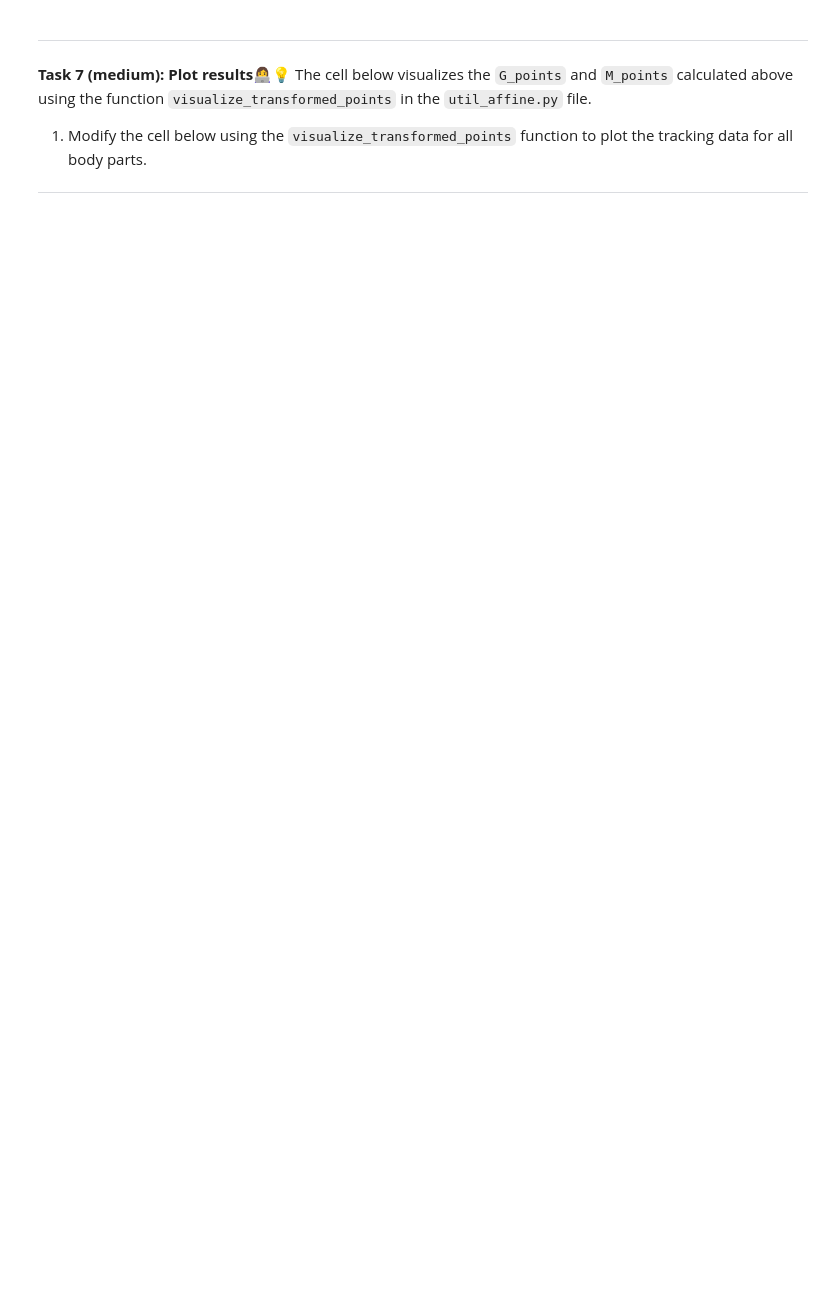
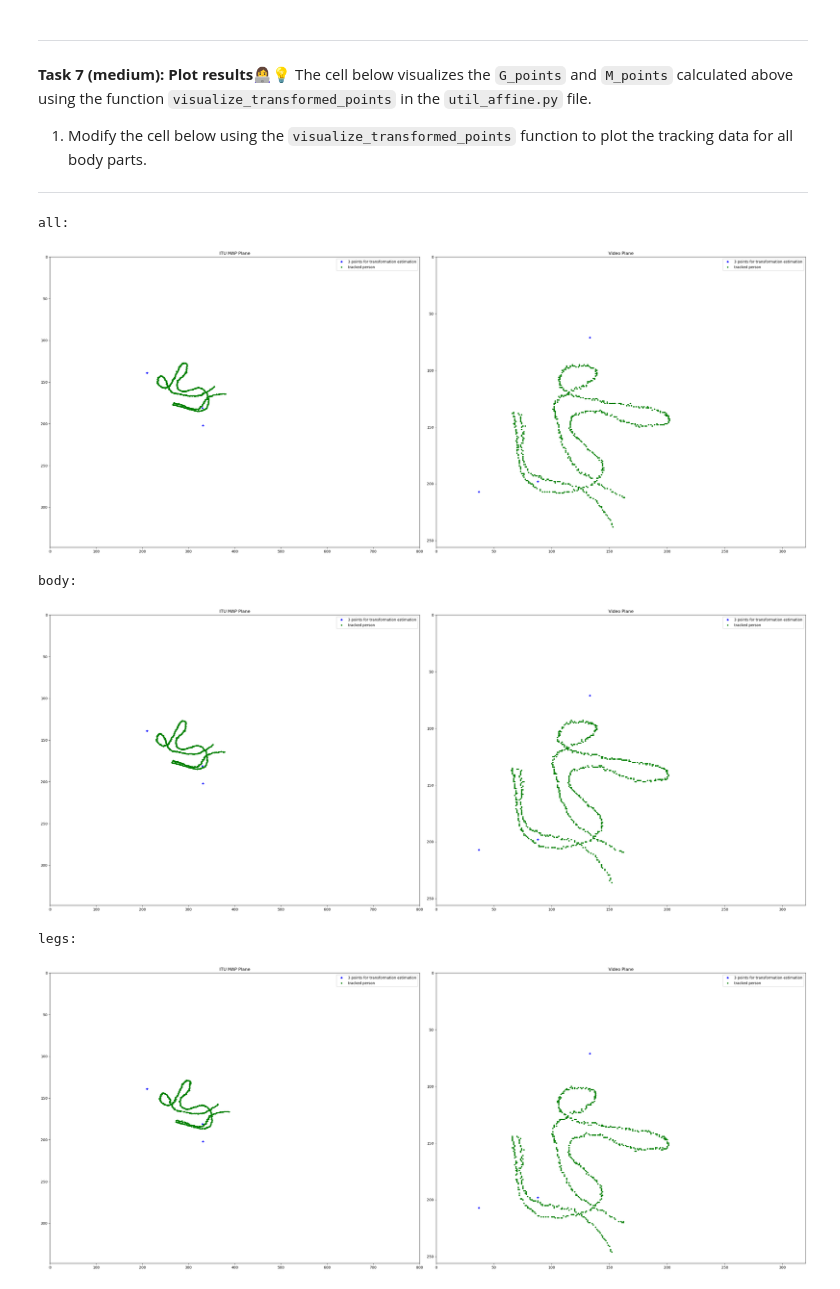
Before and after one commit to Casper2411/MachineLearningExercises, a Jupyter notebook: W05/02-affine_spatial_regression.ipynb, the cells around one changed output. Cells and saved outputs as stored; diff of their text form; code cells hidden in the pictures; blank space fills up the shorter version.

```diff
--- a/W05/02-affine_spatial_regression.ipynb
+++ b/W05/02-affine_spatial_regression.ipynb
@@ -410,11 +410,10 @@ def apply_affine(T, point):
     Returns:
         the transformed point p'
     """
-    homoPoint = to_homogeneous(point)
-    _homoPoint = T @ homoPoint
-
-
-    return to_euclidean(_homoPoint)
+    homoPoint = to_homogeneous(point)       # (3,1)
+    homoOut = T @ homoPoint                 # (3,1)
+    euclidOut = to_euclidean(homoOut)       # (2,1)
+    return euclidOut.reshape(2,)            # (2,) aka, a vector
 # %% [markdown]
 
 ---
@@ -444,17 +443,31 @@ def transform_points(part, data, T):
     Args:
         part: body part
         data: point data
-        T: transformation matrix
+        T: transformation matrix from G to M
 
     Returns:
+        G_points: center points in ground-floor coordinates (G)
+        M_points: transformed center points in map coordinates (M)
 
     """
-    print (data)
+    part_data = data[part]                      # A (Nx4) matrix
+    N = part_data.shape[0]
 
-    for i in data:
-        #centerPoint = get_center(part, data)
-        return None # Replace
+    G_points = np.zeros((N, 2), dtype=float)    # An empty (Nx2) matrix with 0's
+    M_points = np.zeros((N, 2), dtype=float)    # An empty (Nx2) matrix with 0's
+
+    # iterate over frames for the given body part
+    for i in range(len(data[part])):
+        center_G = get_center(part_data, i)     # vector: (2,)
+        center_M = apply_affine(T, center_G)    # vector: (2,)
+
+        G_points[i] = center_G
+        M_points[i] = center_M
+
+    return G_points, M_points
 
 
 ### Use your recently created function to transform the tracking data
-G_points, M_points = transform_points("legs", data, T)
+G_points_all, M_points_all = transform_points("all", data, T)
+G_points_body, M_points_body = transform_points("body", data, T)
+G_points_legs, M_points_legs = transform_points("legs", data, T)
@@ -494,7 +486,19 @@ The cell below visualizes the `G_points`
 
 ---
 # %%
-util_affine.visualize_transformed_points(points_source, points_destination, M_points, G_points)
+print("all: ")
+util_affine.visualize_transformed_points(points_source, points_destination, M_points_all, G_points_all)
+print("body: ")
+util_affine.visualize_transformed_points(points_source, points_destination, M_points_body, G_points_body)
+print("legs: ")
+util_affine.visualize_transformed_points(points_source, points_destination, M_points_legs, G_points_legs)
+# %% [output]
+all:
+[figure, added]
+body:
+[figure, added]
+legs:
+[figure, added]
 # %% [markdown]
 
 ---
```
Also changed, not shown: parts of 3 cells of this notebook.
